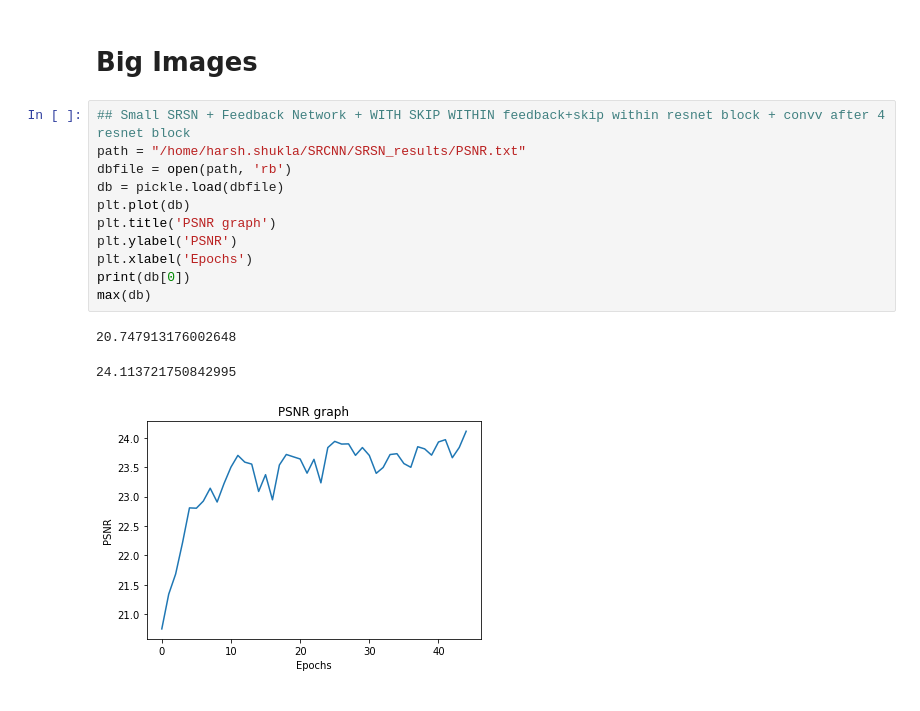
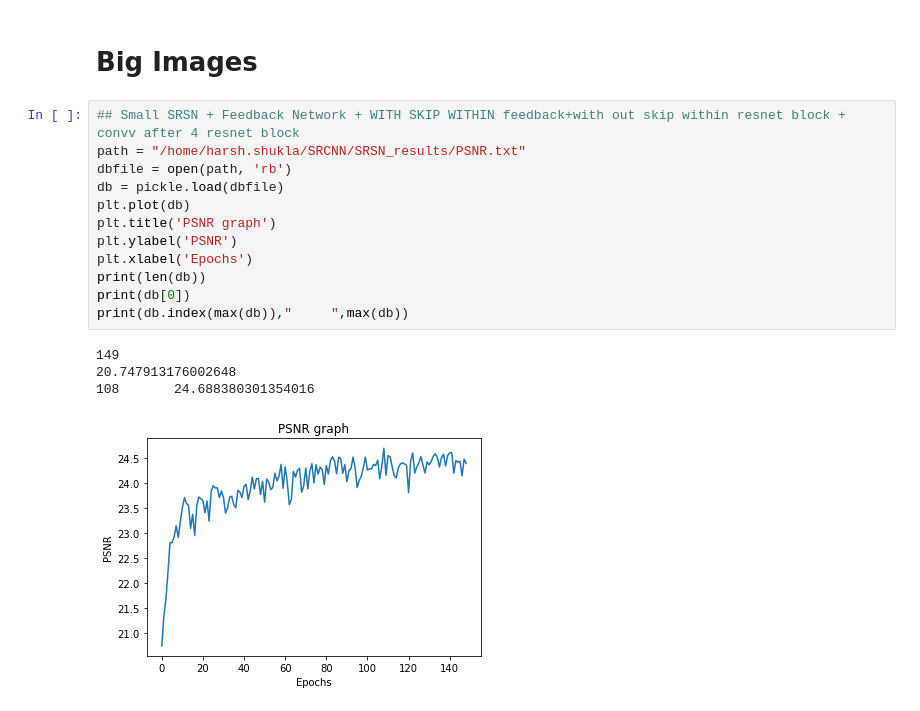
Before and after one commit to Shrsh/Super_Resolution_Networks, a Jupyter notebook: Graphs.ipynb, the cells around one changed output. Drawn from its saved outputs; the diff is of its cells as text.

```diff
--- a/Graphs.ipynb
+++ b/Graphs.ipynb
@@ -304,17 +304,19 @@ max(db)
 # %% [markdown]
 # Big Images
 # %%
-## Small SRSN + Feedback Network + WITH SKIP WITHIN feedback+skip within resnet block + convv after 4 resnet block
+## Small SRSN + Feedback Network + WITH SKIP WITHIN feedback+with out skip within resnet block + convv after 4 resnet block
 path = "/home/harsh.shukla/SRCNN/SRSN_results/PSNR.txt"
 dbfile = open(path, 'rb')
 db = pickle.load(dbfile)
 plt.plot(db)
 plt.title('PSNR graph')
 plt.ylabel('PSNR')
 plt.xlabel('Epochs')
+print(len(db))
 print(db[0])
-max(db)
+print(db.index(max(db)),"     ",max(db))
 # %% [output]
+149
 20.747913176002648
+108       24.688380301354016
-24.113721750842995
-[figure, old version]
+[figure, new version]
```
Also changed, not shown: parts of 13 cells of this notebook, 7 other files.
